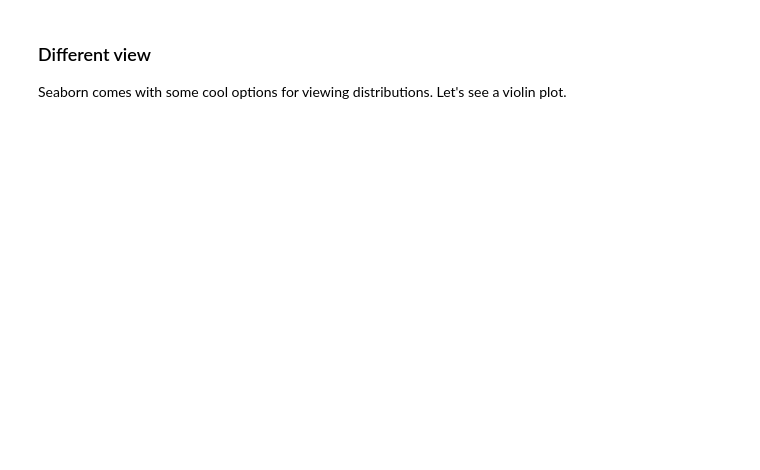
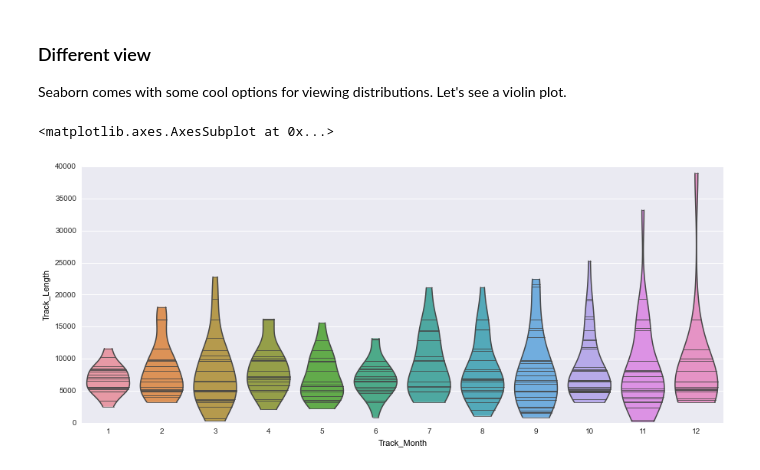
Before and after one commit to titsworth/hsvpy-runtalk, a Jupyter notebook: 3 - Analyzing Run Data.ipynb, the cells around one changed output. Drawn from its saved outputs; the diff is of its cells as text; code cells hidden in the pictures; blank space fills up the shorter version.

```diff
--- a/3 - Analyzing Run Data.ipynb
+++ b/3 - Analyzing Run Data.ipynb
@@ -145,4 +209,7 @@ sb.boxplot(run_data_df_tracks['Track_Length'], run_data_df_tracks['Track_Month']
 Seaborn comes with some cool options for viewing distributions. Let's see a violin plot.
 # %%
 fig = plt.figure(figsize=(15,6))
-sb.violinplot(run_data_df_tracks['Track_Length'], run_data_df_tracks['Track_Month'], "stick", color="PRGn")
+sb.violinplot(run_data_df_tracks['Track_Length'], run_data_df_tracks['Track_Month'], inner="stick")
+# %% [output]
+<matplotlib.axes.AxesSubplot at 0x...>
+[figure, added]
```
Also changed, not shown: parts of 8 cells of this notebook, 10 other files.
